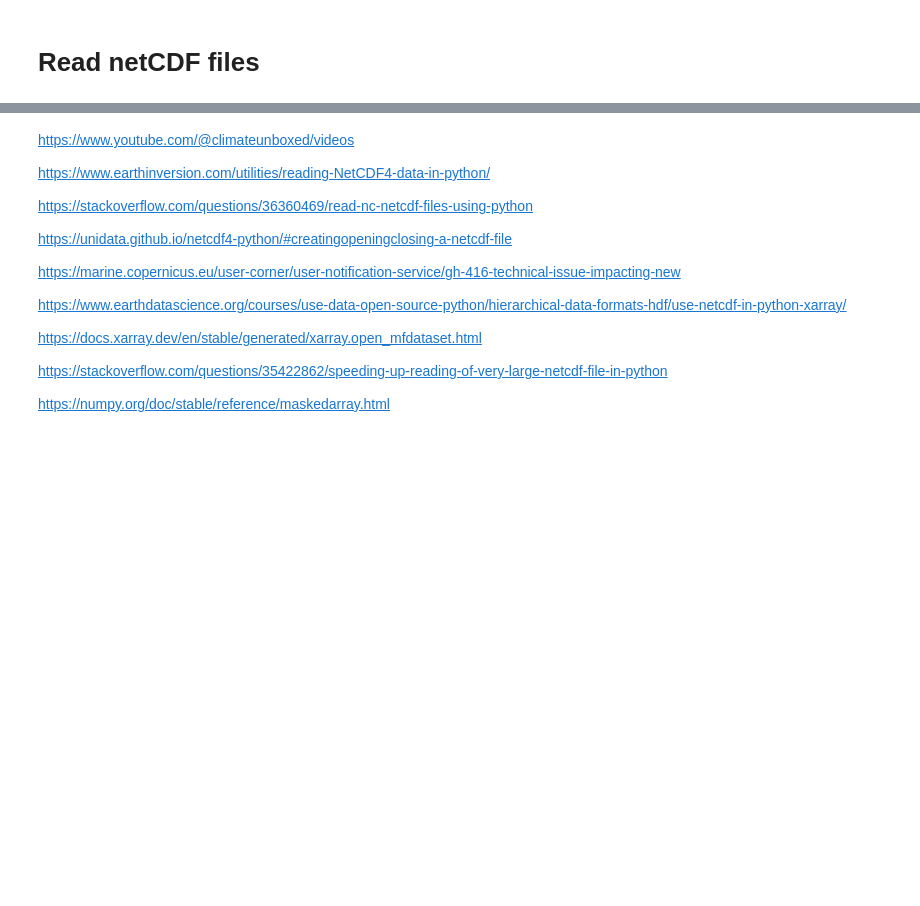
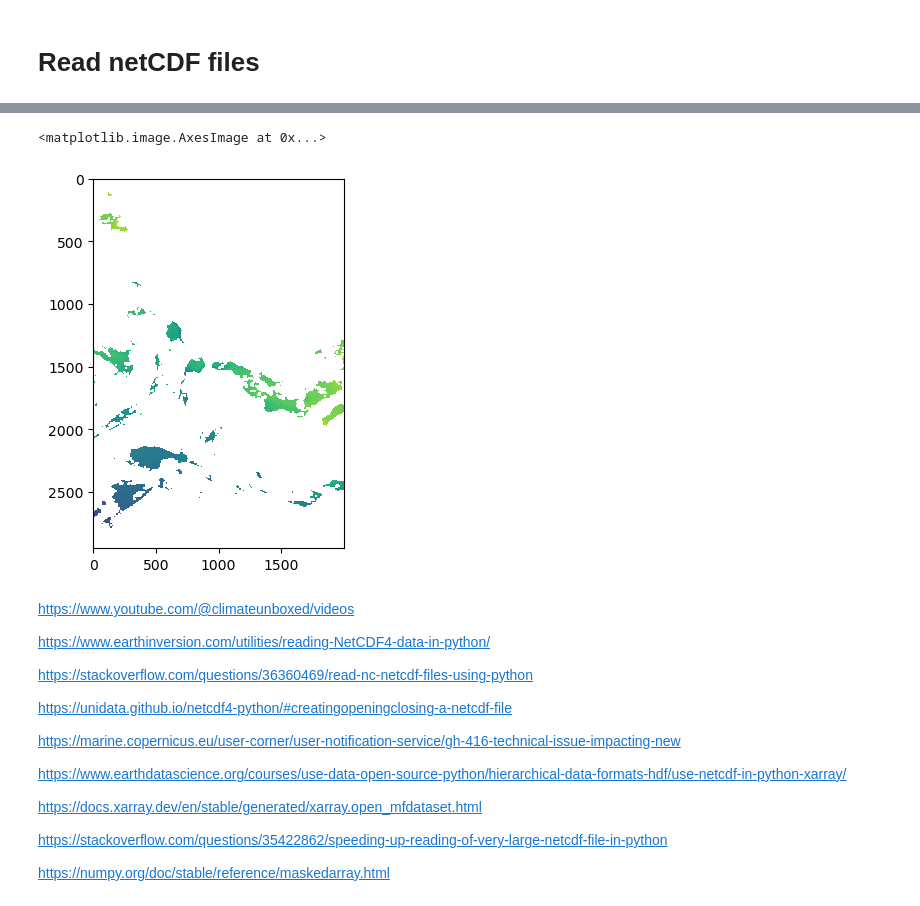
Before and after one commit to ghostpress/rainfall-pde-ml, a Jupyter notebook: MLcode.ipynb, the cells around one changed output, grey strips where cells are left out. Cells and saved outputs as stored; diff of their text form; code cells hidden in the pictures; blank space fills up the shorter version.

```diff
--- a/MLcode.ipynb
+++ b/MLcode.ipynb
@@ -52,3 +101,8 @@ for m in m_paths:
+# %%
+plt.imshow(sst[28,])
+# %% [output]
+<matplotlib.image.AxesImage at 0x...>
+[figure, added]
 # %%
 # TODOs:
 # 1. Look at masked_array class and see if just numeric values can be extracted
```
Also changed, not shown: parts of 17 cells of this notebook.
